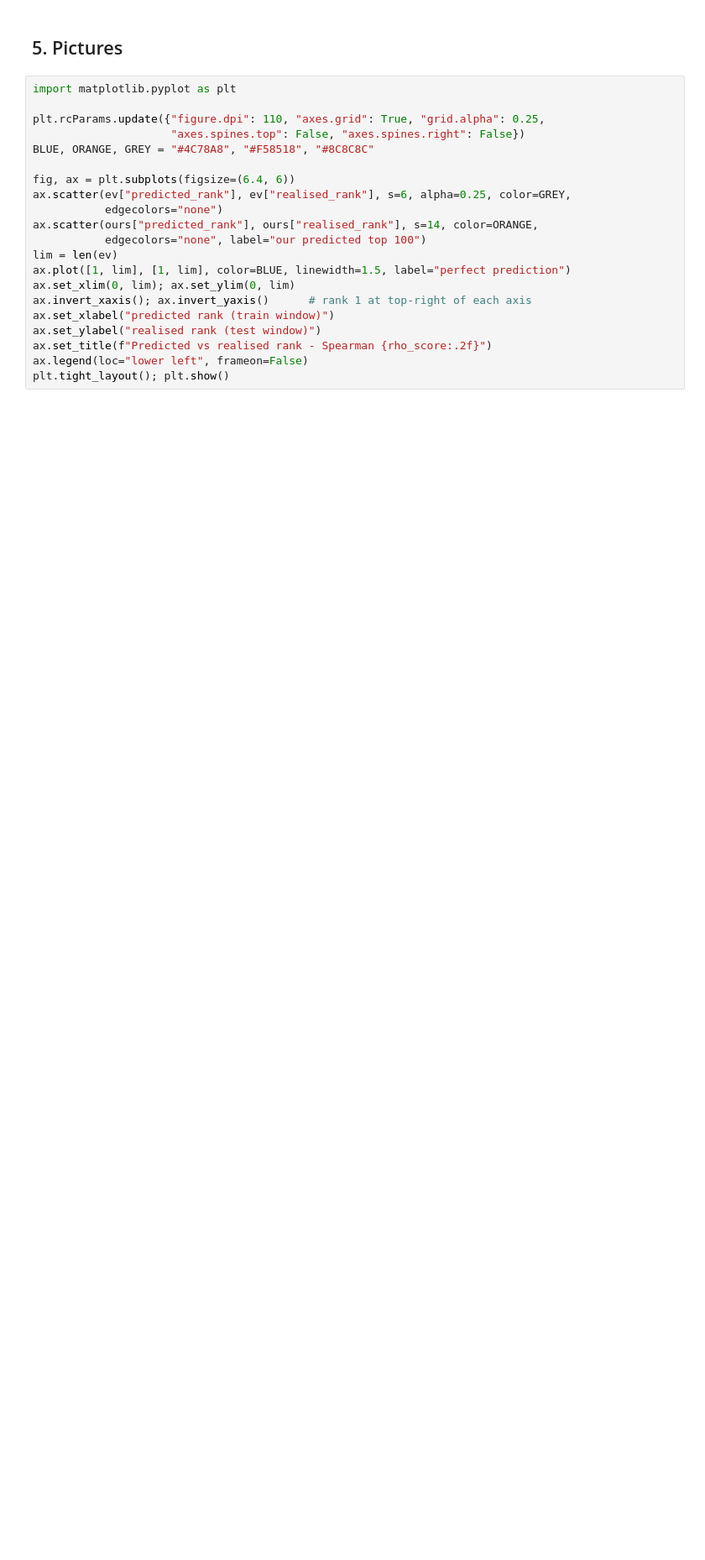
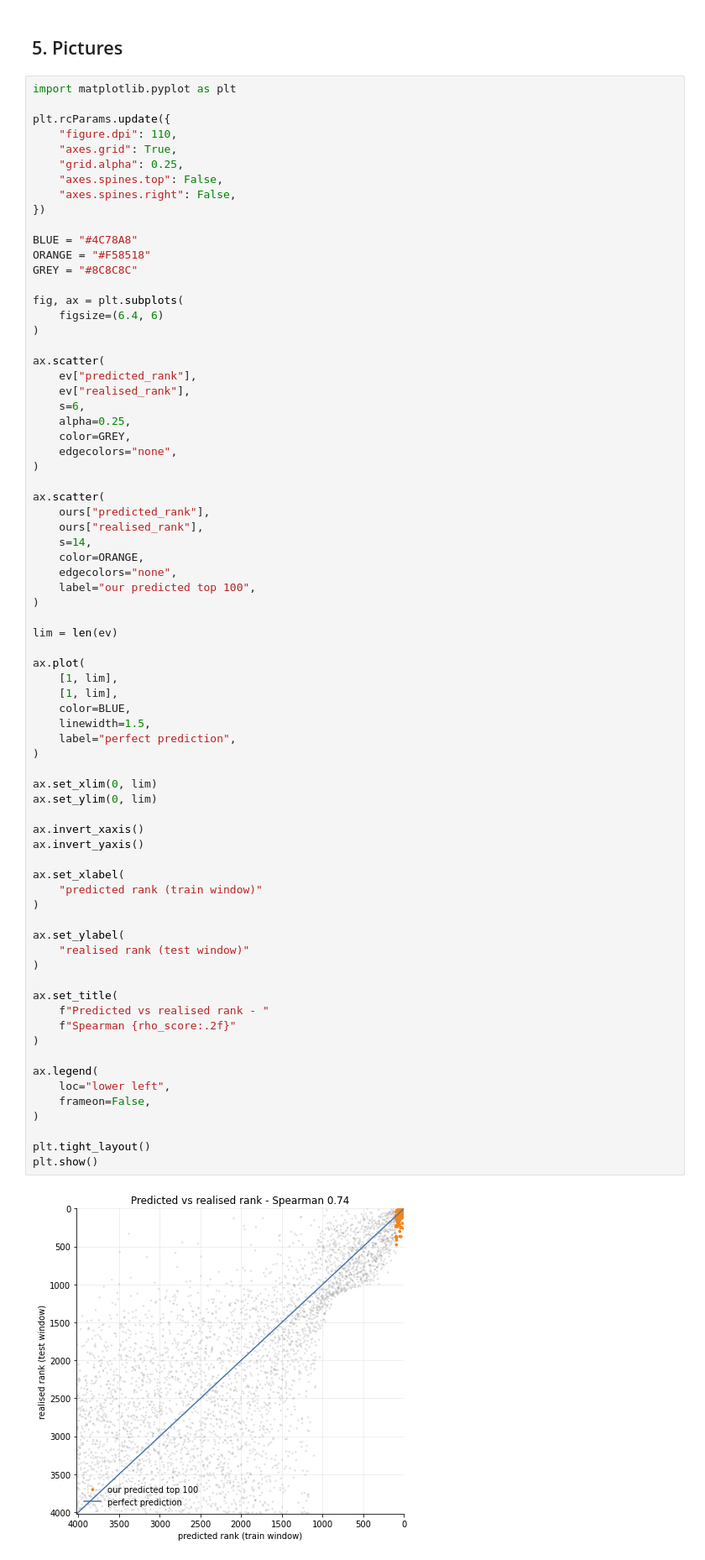
Before and after one commit to cjboingboing/project2, a Jupyter notebook: notebooks/validation_timesplit.ipynb, the cells around one changed output. Shown at 84% size. Cells and saved outputs as stored; diff of their text form; blank space fills up the shorter version.

```diff
--- a/notebooks/validation_timesplit.ipynb
+++ b/notebooks/validation_timesplit.ipynb
@@ -328,22 +593,76 @@ pd.DataFrame(variants).set_index("weighting").round(3)
 # %%
 import matplotlib.pyplot as plt
 
-plt.rcParams.update({"figure.dpi": 110, "axes.grid": True, "grid.alpha": 0.25,
-                     "axes.spines.top": False, "axes.spines.right": False})
-BLUE, ORANGE, GREY = "#4C78A8", "#F58518", "#8C8C8C"
+plt.rcParams.update({
+    "figure.dpi": 110,
+    "axes.grid": True,
+    "grid.alpha": 0.25,
+    "axes.spines.top": False,
+    "axes.spines.right": False,
+})
 
-fig, ax = plt.subplots(figsize=(6.4, 6))
-ax.scatter(ev["predicted_rank"], ev["realised_rank"], s=6, alpha=0.25, color=GREY,
-           edgecolors="none")
-ax.scatter(ours["predicted_rank"], ours["realised_rank"], s=14, color=ORANGE,
-           edgecolors="none", label="our predicted top 100")
+BLUE = "#4C78A8"
+ORANGE = "#F58518"
+GREY = "#8C8C8C"
+
+fig, ax = plt.subplots(
+    figsize=(6.4, 6)
+)
+
+ax.scatter(
+    ev["predicted_rank"],
+    ev["realised_rank"],
+    s=6,
+    alpha=0.25,
+    color=GREY,
+    edgecolors="none",
+)
+
+ax.scatter(
+    ours["predicted_rank"],
+    ours["realised_rank"],
+    s=14,
+    color=ORANGE,
+    edgecolors="none",
+    label="our predicted top 100",
+)
+
 lim = len(ev)
-ax.plot([1, lim], [1, lim], color=BLUE, linewidth=1.5, label="perfect prediction")
-ax.set_xlim(0, lim); ax.set_ylim(0, lim)
-ax.invert_xaxis(); ax.invert_yaxis()      # rank 1 at top-right of each axis
-ax.set_xlabel("predicted rank (train window)")
-ax.set_ylabel("realised rank (test window)")
-ax.set_title(f"Predicted vs realised rank - Spearman {rho_score:.2f}")
-ax.legend(loc="lower left", frameon=False)
-plt.tight_layout(); plt.show()
+
+ax.plot(
+    [1, lim],
+    [1, lim],
+    color=BLUE,
+    linewidth=1.5,
+    label="perfect prediction",
+)
+
+ax.set_xlim(0, lim)
+ax.set_ylim(0, lim)
+
+ax.invert_xaxis()
+ax.invert_yaxis()
+
+ax.set_xlabel(
+    "predicted rank (train window)"
+)
+
+ax.set_ylabel(
+    "realised rank (test window)"
+)
+
+ax.set_title(
+    f"Predicted vs realised rank - "
+    f"Spearman {rho_score:.2f}"
+)
+
+ax.legend(
+    loc="lower left",
+    frameon=False,
+)
+
+plt.tight_layout()
+plt.show()
+# %% [output]
+[figure, added]
 # %%
```
Also changed, not shown: parts of 9 cells of this notebook, 3 other files.
